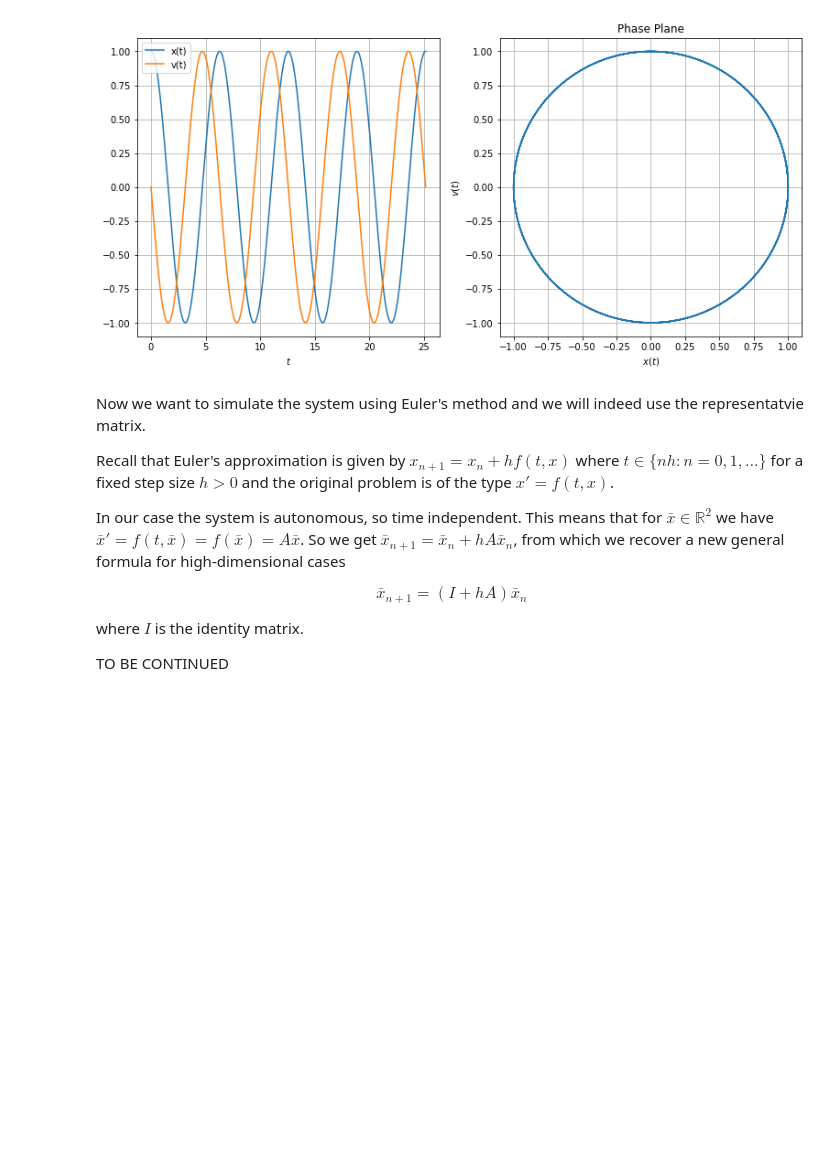
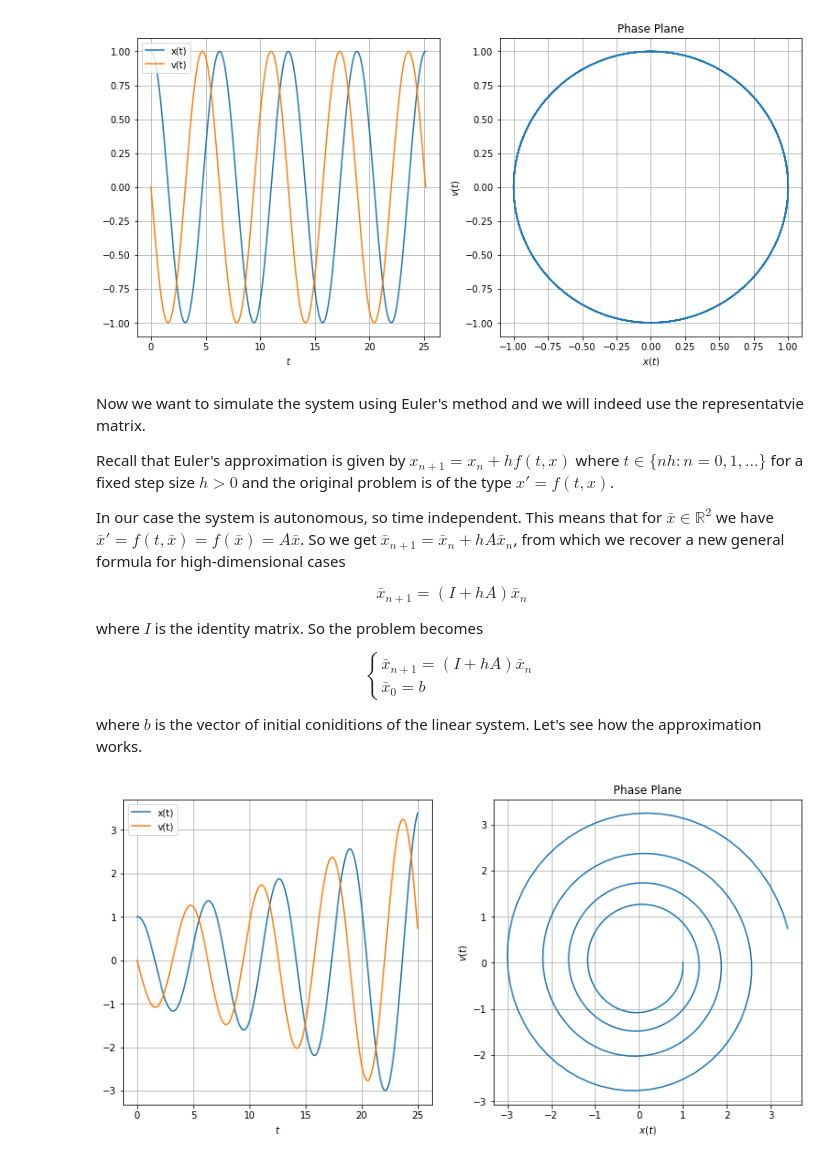
Before and after one commit to sandromikautadze/ode-solver, a Jupyter notebook: applications/oscillations.ipynb, the cells around one changed output. Cells and saved outputs as stored; diff of their text form; code cells hidden in the pictures; blank space fills up the shorter version.

```diff
--- a/applications/oscillations.ipynb
+++ b/applications/oscillations.ipynb
@@ -75,7 +75,8 @@ k = 1
 x0 = 1
 v0 = 0
 omega = np.sqrt(k / m)
-time = np.linspace(0, 8 * np.pi, 350)
+T = 8 * np.pi
+time = np.linspace(0, T, 350)
 x = x0 * np.cos(omega * time) + (v0 / omega) * np.sin(omega * time)
 v = v0 * np.cos(omega * time) - (x0 * omega) * np.sin(omega * time)
 
@@ -94,6 +95,13 @@ $$
 \bar{x}_{n+1} = (I + hA)\bar{x}_n
 $$
 
-where $I$ is the identity matrix.
+where $I$ is the identity matrix. So the problem becomes
 
-TO BE CONTINUED
+$$
+\begin{cases}
+\bar{x}_{n+1} = (I + hA)\bar{x}_n \\
+\bar{x}_0 = b
+\end{cases}
+$$
+
+where $b$ is the vector of initial coniditions of the linear system. Let's see how the approximation works.
@@ -99,0 +148,15 @@ TO BE CONTINUED
+# %%
+# constant (some of them were already defined above)
+A = np.array([[0, 1],[- k / m, 0]])
+b = np.array([[x0], [v0]])
+t0 = 0
+h = 0.1
+
+time, approximation = euler(A, b, T, t0, h)
+
+x_approx = approximation[0] # approximation of displacement
+v_approx = approximation[1] # approximation of velocity
+
+plot(time, x_approx, v_approx)
+# %% [output]
+[figure, added]
```
Also changed, not shown: parts of 3 cells of this notebook.
